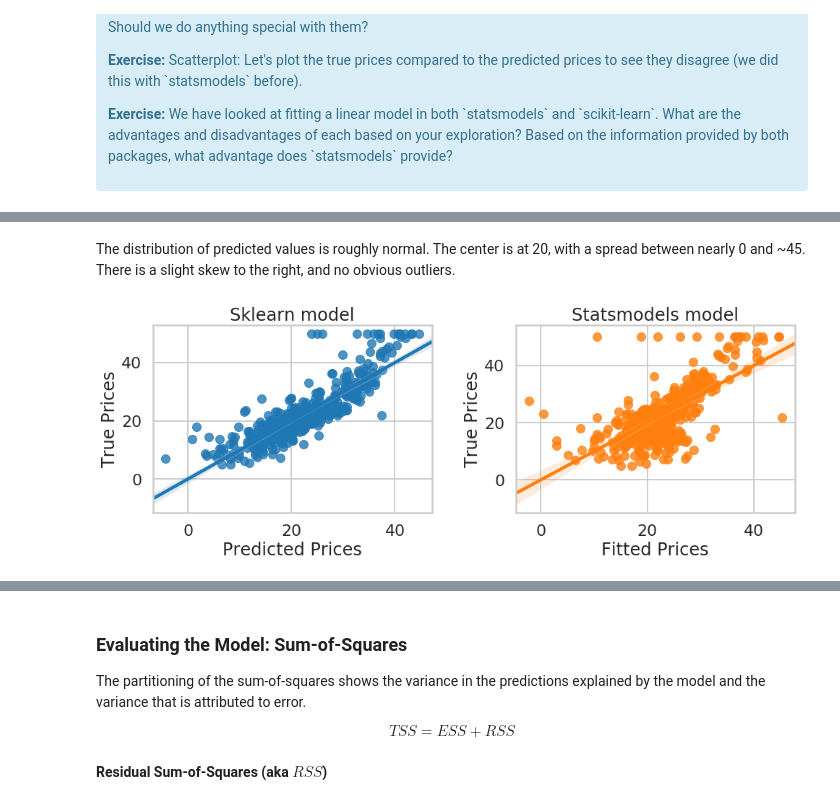
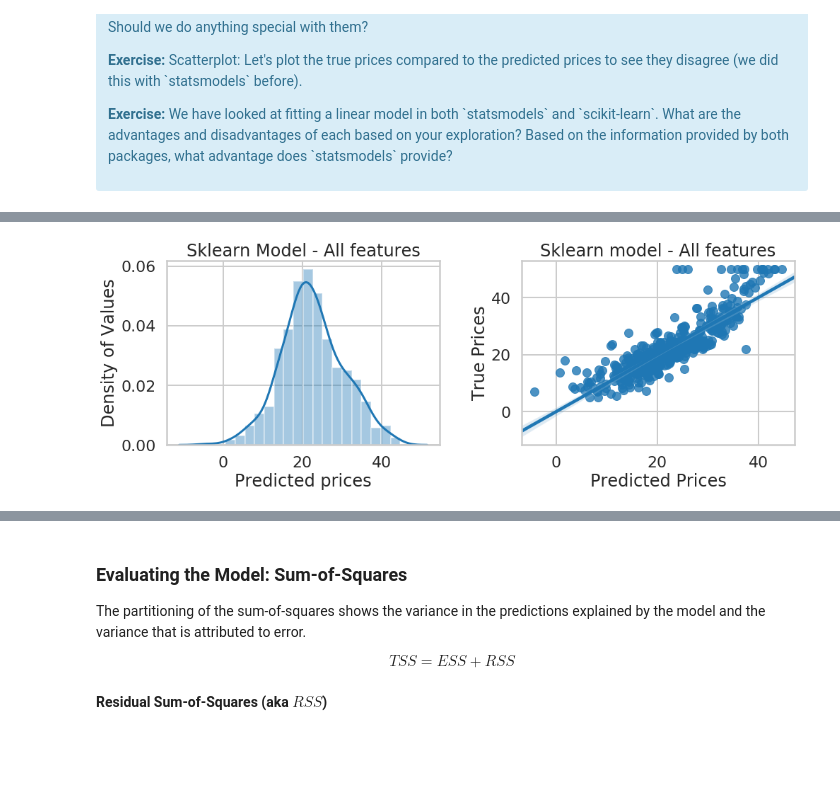
Before and after one commit to Nhorning/linear_regression, a Jupyter notebook: Mini_Project_Linear_Regression.ipynb, the cells around one changed output, grey strips where cells are left out. Saved outputs shown, nothing was run; the diff lists cells and outputs as text; code cells hidden in the pictures; blank space fills up the shorter version.

```diff
--- a/Mini_Project_Linear_Regression.ipynb
+++ b/Mini_Project_Linear_Regression.ipynb
@@ -642,18 +633,18 @@ plt.show()
-# %% [markdown]
-The distribution of predicted values is roughly normal.  The center is at 20, with a spread between nearly 0 and ~45. There is a slight skew to the right, and no obvious outliers.
 # %%
+# your turn -
 f, (ax1,ax2) = plt.subplots(1,2, figsize=(14,5))
 f.tight_layout(w_pad=2)
 
-sns.regplot(lm.predict(X), bos.PRICE, ax=ax1)
-ax1.set_xlabel('Predicted Prices')
-ax1.set_ylabel('True Prices')
-ax1.set_title('Sklearn model')
+sns.distplot(lm.predict(X), ax=ax1)
+ax1.set_xlabel('Predicted prices')
+ax1.set_ylabel('Density of Values')
+ax1.set_title('Sklearn Model - All features')
 
-sns.regplot(m.fittedvalues, bos.PRICE, ax=ax2)
-ax2.set_xlabel('Fitted Prices')
+sns.regplot(lm.predict(X), bos.PRICE, ax=ax2)
+ax2.set_xlabel('Predicted Prices')
 ax2.set_ylabel('True Prices')
-ax2.set_title('Statsmodels model')
+ax2.set_title('Sklearn model - All features')
+
 plt.show()
 # %% [output]
-[figure, old version]
+[figure, new version]
```
Also changed, not shown: parts of 17 cells of this notebook.
